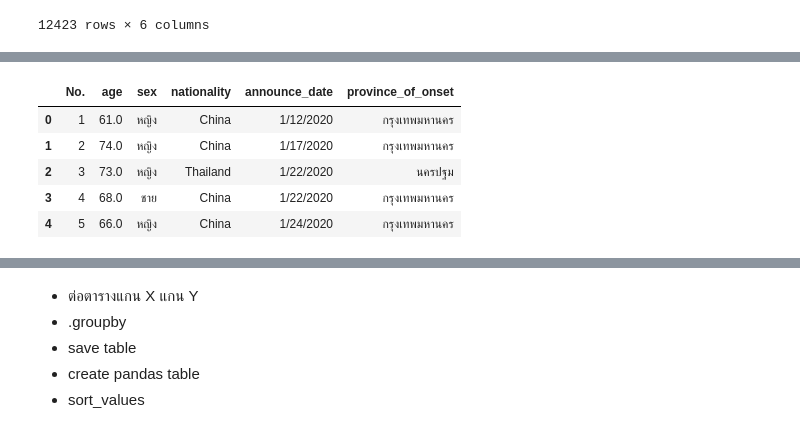
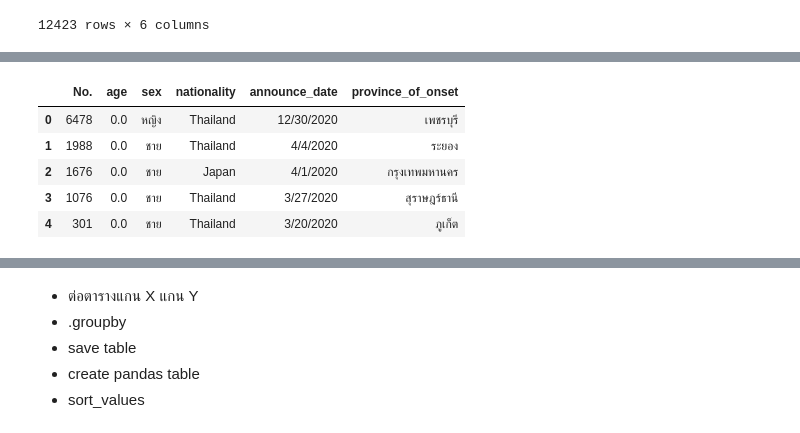
Before and after one commit to therealzh/Data_viz, a Jupyter notebook: PANDAS102.ipynb, the cells around one changed output, grey strips where cells are left out. Cells and saved outputs as stored; diff of their text form; code cells hidden in the pictures.

```diff
--- a/PANDAS102.ipynb
+++ b/PANDAS102.ipynb
@@ -218,6 +217,6 @@ full_table1
 | 12422 | 12423 | 51.0 | ชาย | Thailand | 1/18/2021 | ระยอง |
 12423 rows × 6 columns
 # %%
-data_human2=data_human.sort_values()
+data_human2 = data_human.sort_values('age')
 data_human2
 # %% [output]
@@ -225,11 +236,11 @@ TypeError: ignored
 # %%
-full_table2=data_human.merge(data_province)
+full_table2 = data_human2.merge(data_province)
 full_table2.head()
 # %% [output]
 |  | No. | age | sex | nationality | announce_date | province_of_onset |
-| 0 | 1 | 61.0 | หญิง | China | 1/12/2020 | กรุงเทพมหานคร |
-| 1 | 2 | 74.0 | หญิง | China | 1/17/2020 | กรุงเทพมหานคร |
-| 2 | 3 | 73.0 | หญิง | Thailand | 1/22/2020 | นครปฐม |
-| 3 | 4 | 68.0 | ชาย | China | 1/22/2020 | กรุงเทพมหานคร |
-| 4 | 5 | 66.0 | หญิง | China | 1/24/2020 | กรุงเทพมหานคร |
+| 0 | 6478 | 0.0 | หญิง | Thailand | 12/30/2020 | เพชรบุรี |
+| 1 | 1988 | 0.0 | ชาย | Thailand | 4/4/2020 | ระยอง |
+| 2 | 1676 | 0.0 | ชาย | Japan | 4/1/2020 | กรุงเทพมหานคร |
+| 3 | 1076 | 0.0 | ชาย | Thailand | 3/27/2020 | สุราษฎร์ธานี |
+| 4 | 301 | 0.0 | ชาย | Thailand | 3/20/2020 | ภูเก็ต |
 # %%
```
Also changed, not shown: parts of 29 cells of this notebook.
